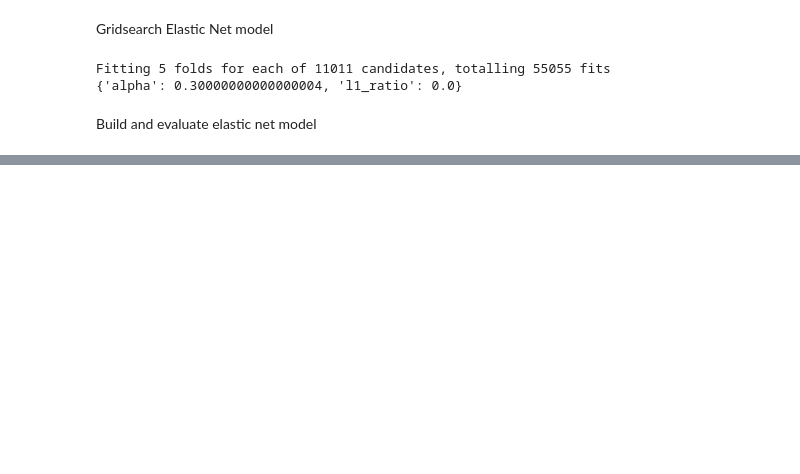
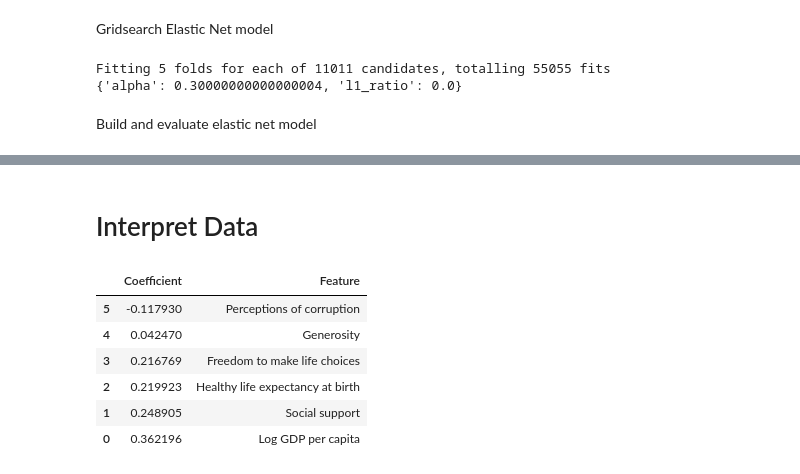
Before and after one commit to blantj/happiness_regression, a Jupyter notebook: Modeling.ipynb, the cells around one changed output, grey strips where cells are left out. Drawn from its saved outputs; the diff is of its cells as text; code cells hidden in the pictures; blank space fills up the shorter version.

Commit message:
Interpret results

```diff
--- a/Modeling.ipynb
+++ b/Modeling.ipynb
@@ -297,0 +298,16 @@ Test MAE:  0.6084742708531561
+# %% [markdown]
+# Interpret Data
+# %%
+coefficients_df = pd.DataFrame(lr.coef_)
+coefficients_df.columns = ['Coefficient']
+coefficients_df['Feature'] = x.columns
+coefficients_df.sort_values(by='Coefficient', inplace=True)
+coefficients_df
+# %% [output]
+|  | Coefficient | Feature |
+| 5 | -0.117930 | Perceptions of corruption |
+| 4 | 0.042470 | Generosity |
+| 3 | 0.216769 | Freedom to make life choices |
+| 2 | 0.219923 | Healthy life expectancy at birth |
+| 1 | 0.248905 | Social support |
+| 0 | 0.362196 | Log GDP per capita |
```
Also changed, not shown: parts of 3 cells of this notebook.
